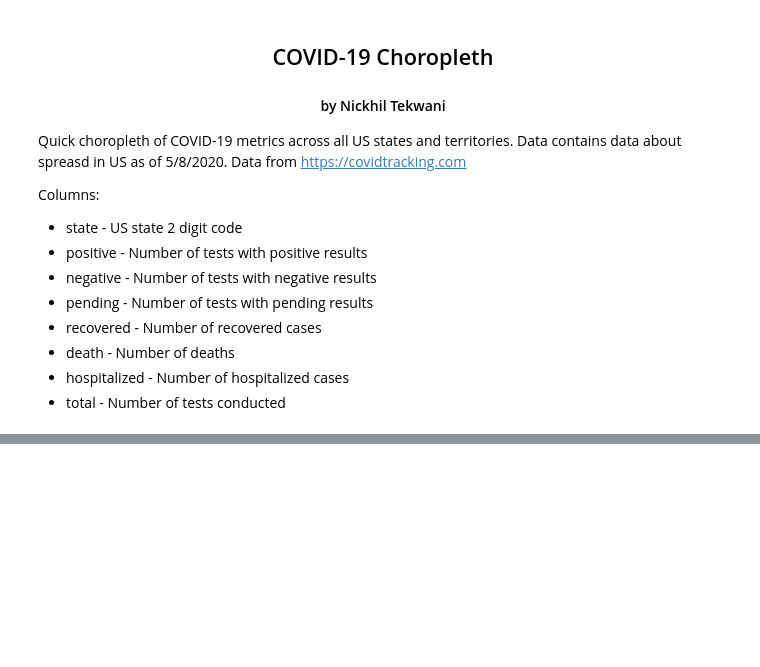
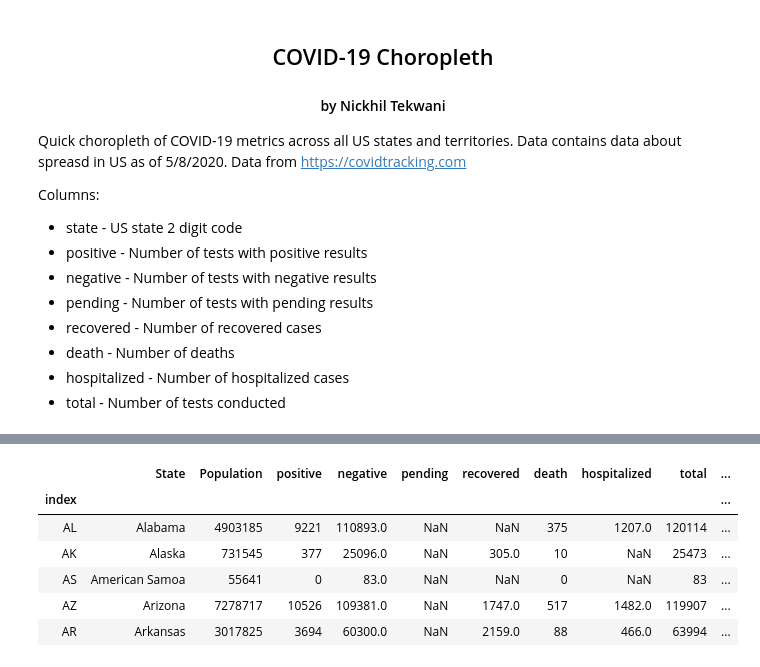
Before and after one commit to nickhil-tekwani/Python-Projects, a Jupyter notebook: Notebooks/COVID-19 Choropleth.ipynb, the cells around one changed output, grey strips where cells are left out. Drawn from its saved outputs; the diff is of its cells as text; code cells hidden in the pictures; blank space fills up the shorter version.

Commit message:
finsihed covid 19 data exploration and uploaded choropleth

```diff
--- a/Notebooks/COVID-19 Choropleth.ipynb
+++ b/Notebooks/COVID-19 Choropleth.ipynb
@@ -22,0 +20,93 @@ FileNotFoundError: [Errno 2] File b'us_states_covid19_daily.csv' does not exist:
+# %%
+import pandas as pd
+
+df = pd.read_csv("https://raw.githubusercontent.com/nickhil-tekwani/Python-Projects/master/References/us_states_covid19_daily.csv")
+population = pd.read_csv("https://raw.githubusercontent.com/nickhil-tekwani/Python-Projects/master/References/population.csv")
+
+# replace state code with full name in each dataset
+us_state_abbrev = {
+    'Alabama': 'AL',
+    'Alaska': 'AK',
+    'American Samoa': 'AS',
+    'Arizona': 'AZ',
+    'Arkansas': 'AR',
+    'California': 'CA',
+    'Colorado': 'CO',
+    'Connecticut': 'CT',
+    'Delaware': 'DE',
+    'District of Columbia': 'DC',
+    'Florida': 'FL',
+    'Georgia': 'GA',
+    'Guam': 'GU',
+    'Hawaii': 'HI',
+    'Idaho': 'ID',
+    'Illinois': 'IL',
+    'Indiana': 'IN',
+    'Iowa': 'IA',
+    'Kansas': 'KS',
+    'Kentucky': 'KY',
+    'Louisiana': 'LA',
+    'Maine': 'ME',
+    'Maryland': 'MD',
+    'Massachusetts': 'MA',
+    'Michigan': 'MI',
+    'Minnesota': 'MN',
+    'Mississippi': 'MS',
+    'Missouri': 'MO',
+    'Montana': 'MT',
+    'Nebraska': 'NE',
+    'Nevada': 'NV',
+    'New Hampshire': 'NH',
+    'New Jersey': 'NJ',
+    'New Mexico': 'NM',
+    'New York': 'NY',
+    'North Carolina': 'NC',
+    'North Dakota': 'ND',
+    'Northern Mariana Islands':'MP',
+    'Ohio': 'OH',
+    'Oklahoma': 'OK',
+    'Oregon': 'OR',
+    'Pennsylvania': 'PA',
+    'Puerto Rico': 'PR',
+    'Rhode Island': 'RI',
+    'South Carolina': 'SC',
+    'South Dakota': 'SD',
+    'Tennessee': 'TN',
+    'Texas': 'TX',
+    'Utah': 'UT',
+    'Vermont': 'VT',
+    'U.S. Virgin Islands': 'VI',
+    'Virginia': 'VA',
+    'Washington': 'WA',
+    'West Virginia': 'WV',
+    'Wisconsin': 'WI',
+    'Wyoming': 'WY'
+}
+
+# switch keys and values
+us_state_abbrev_switch = dict((y,x) for x,y in us_state_abbrev.items())
+
+# copy state col to new column for code
+df["state_code"] = df["state"]
+
+# replace state column with full name
+df["state"] = df["state"].replace(us_state_abbrev_switch)
+
+# merge 2 df's
+temp_pop = population.sort_values(by="State", ascending=True).reset_index(drop=True)
+temp_df = df.sort_values(by="state", ascending=True).reset_index(drop=True)
+
+merged_df = pd.merge(temp_pop, temp_df, left_on = "State", right_on = "state")
+merged_df.drop("state", axis=1, inplace=True)
+merged_df["index"] = merged_df["state_code"]
+# final df with state code as index
+combined_df = merged_df.set_index("index")
+combined_df.head()
+# %% [output]
+|  | State | Population | positive | negative | pending | recovered | death | hospitalized | total | ... |
+| index |  |  |  |  |  |  |  |  |  | ... |
+| AL | Alabama | 4903185 | 9221 | 110893.0 | NaN | NaN | 375 | 1207.0 | 120114 | ... |
+| AK | Alaska | 731545 | 377 | 25096.0 | NaN | 305.0 | 10 | NaN | 25473 | ... |
+| AS | American Samoa | 55641 | 0 | 83.0 | NaN | NaN | 0 | NaN | 83 | ... |
+| AZ | Arizona | 7278717 | 10526 | 109381.0 | NaN | 1747.0 | 517 | 1482.0 | 119907 | ... |
+| AR | Arkansas | 3017825 | 3694 | 60300.0 | NaN | 2159.0 | 88 | 466.0 | 63994 | ... |
```
Also changed, not shown: parts of 13 cells of this notebook, 1 other file.
